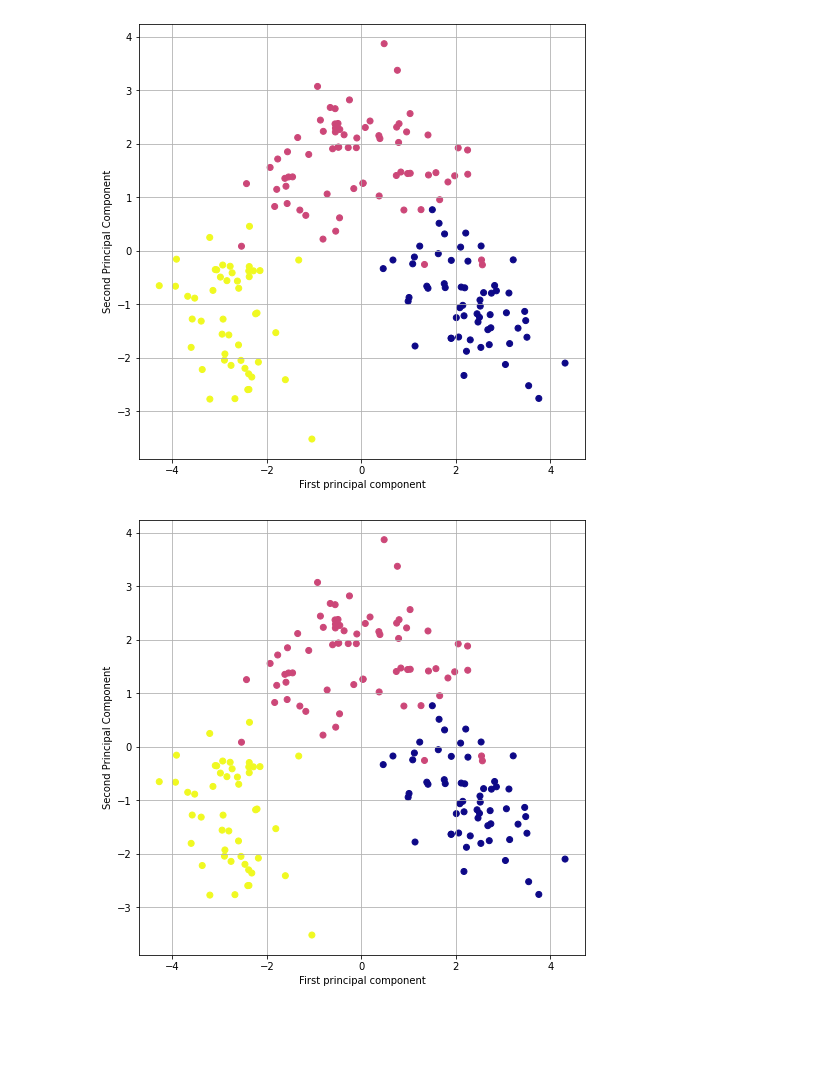
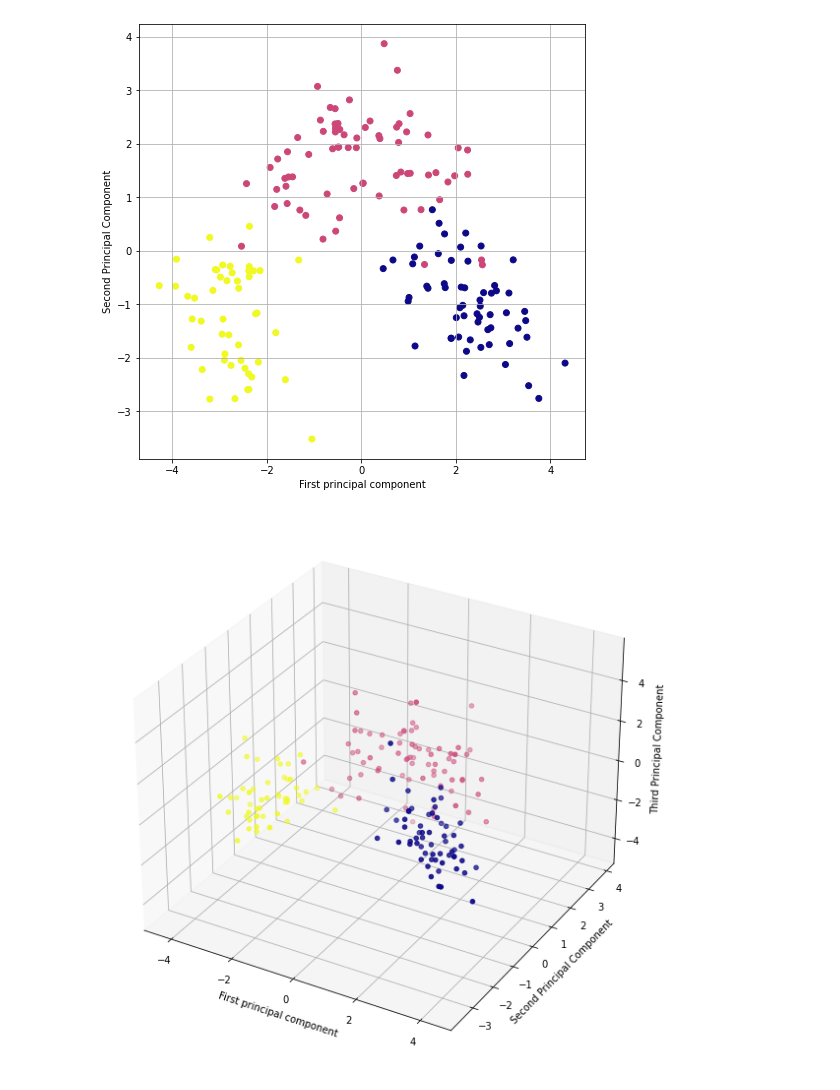
Before and after one commit to TuHuynh20002002/HCMUT-Calculus-PCA, a Jupyter notebook: main.ipynb, the cells around one changed output. Saved outputs shown, nothing was run; the diff lists cells and outputs as text; code cells hidden in the pictures; blank space fills up the shorter version.

```diff
--- a/main.ipynb
+++ b/main.ipynb
@@ -71,18 +68,19 @@ plt.grid(True)
 # %% [output]
 [figure]
 # %%
-pca = PCA(n_components=10)
+pca = PCA(n_components=3)
 pca.fit(X_scaled)
 X_pca_2 = pca.transform(X_scaled)
 X_train_pca, X_test_pca, y_train, y_test = train_test_split(X_pca_2, y, test_size=0.3, random_state=30)
 
 model = LogisticRegression(max_iter=1000)
 model.fit(X_train_pca, y_train)
+plt.figure(figsize=(8,8))
+ax = plt.axes(projection='3d')
 
-plt.figure(figsize=(8,8))
-plt.scatter(X_pca_2[:,0],X_pca_2[:,1],c=y,cmap='plasma')
-plt.xlabel('First principal component')
-plt.ylabel('Second Principal Component')
+ax.scatter(X_pca_2[:,0],X_pca_2[:,1],X_pca_2[:,2],c=y,cmap='plasma')
+ax.set_ylabel('Second Principal Component')
+ax.set_zlabel('Third Principal Component')
 plt.grid(True)
 # %% [output]
-[figure, old version]
+[figure, new version]
```
Also changed, not shown: parts of 4 cells of this notebook.
